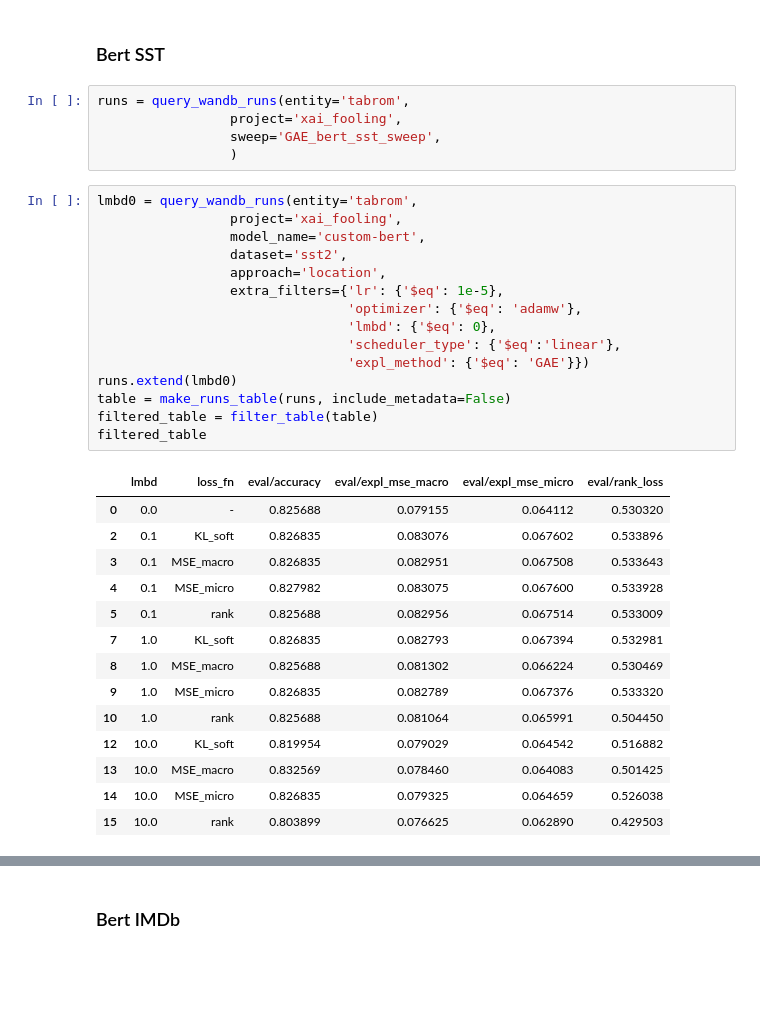
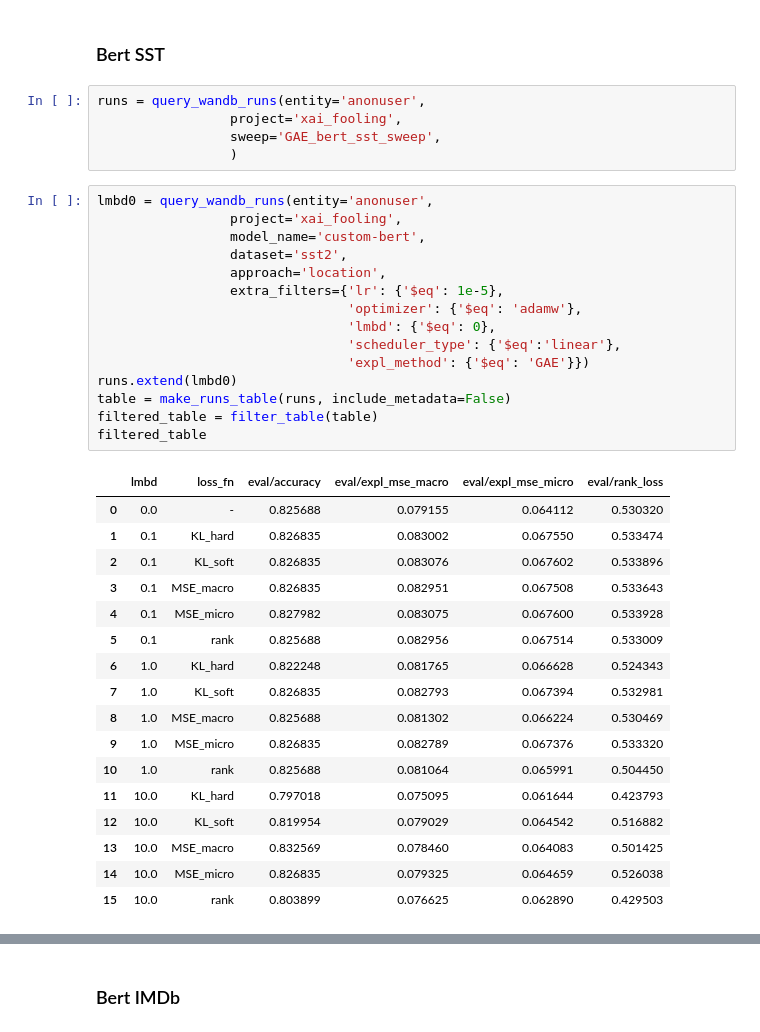
Before and after one commit to tabrom/XAI-fool, a Jupyter notebook: notebooks/results_elevate_GAE.ipynb, the cells around one changed output, grey strips where cells are left out. Drawn from its saved outputs; the diff is of its cells as text; blank space fills up the shorter version.

```diff
--- a/notebooks/results_elevate_GAE.ipynb
+++ b/notebooks/results_elevate_GAE.ipynb
@@ -55,36 +35,39 @@ mappings = {
 # %% [markdown]
 ### Bert SST
 # %%
-runs = query_wandb_runs(entity='tabrom',
+runs = query_wandb_runs(entity='anonuser',
                  project='xai_fooling',
                  sweep='GAE_bert_sst_sweep',
                  )
 # %%
-lmbd0 = query_wandb_runs(entity='tabrom',
+lmbd0 = query_wandb_runs(entity='anonuser',
                  project='xai_fooling',
                  model_name='custom-bert',
                  dataset='sst2',
                  approach='location',
                  extra_filters={'lr': {'$eq': 1e-5},
                                 'optimizer': {'$eq': 'adamw'},
                                 'lmbd': {'$eq': 0},
                                 'scheduler_type': {'$eq':'linear'},
                                 'expl_method': {'$eq': 'GAE'}})
 runs.extend(lmbd0)
 table = make_runs_table(runs, include_metadata=False)
 filtered_table = filter_table(table)
 filtered_table
 # %% [output]
 |  | lmbd | loss_fn | eval/accuracy | eval/expl_mse_macro | eval/expl_mse_micro | eval/rank_loss |
 | 0 | 0.0 | - | 0.825688 | 0.079155 | 0.064112 | 0.530320 |
+| 1 | 0.1 | KL_hard | 0.826835 | 0.083002 | 0.067550 | 0.533474 |
 | 2 | 0.1 | KL_soft | 0.826835 | 0.083076 | 0.067602 | 0.533896 |
 | 3 | 0.1 | MSE_macro | 0.826835 | 0.082951 | 0.067508 | 0.533643 |
 | 4 | 0.1 | MSE_micro | 0.827982 | 0.083075 | 0.067600 | 0.533928 |
 | 5 | 0.1 | rank | 0.825688 | 0.082956 | 0.067514 | 0.533009 |
+| 6 | 1.0 | KL_hard | 0.822248 | 0.081765 | 0.066628 | 0.524343 |
 | 7 | 1.0 | KL_soft | 0.826835 | 0.082793 | 0.067394 | 0.532981 |
 | 8 | 1.0 | MSE_macro | 0.825688 | 0.081302 | 0.066224 | 0.530469 |
 | 9 | 1.0 | MSE_micro | 0.826835 | 0.082789 | 0.067376 | 0.533320 |
 | 10 | 1.0 | rank | 0.825688 | 0.081064 | 0.065991 | 0.504450 |
+| 11 | 10.0 | KL_hard | 0.797018 | 0.075095 | 0.061644 | 0.423793 |
 | 12 | 10.0 | KL_soft | 0.819954 | 0.079029 | 0.064542 | 0.516882 |
 | 13 | 10.0 | MSE_macro | 0.832569 | 0.078460 | 0.064083 | 0.501425 |
 | 14 | 10.0 | MSE_micro | 0.826835 | 0.079325 | 0.064659 | 0.526038 |
```
Also changed, not shown: parts of 22 cells of this notebook, 14 other files.
